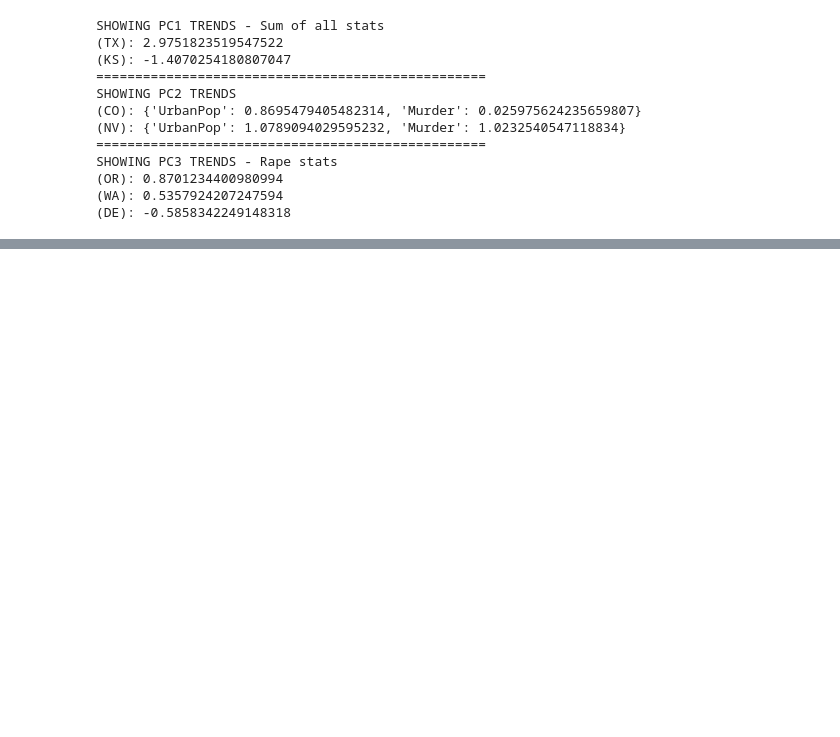
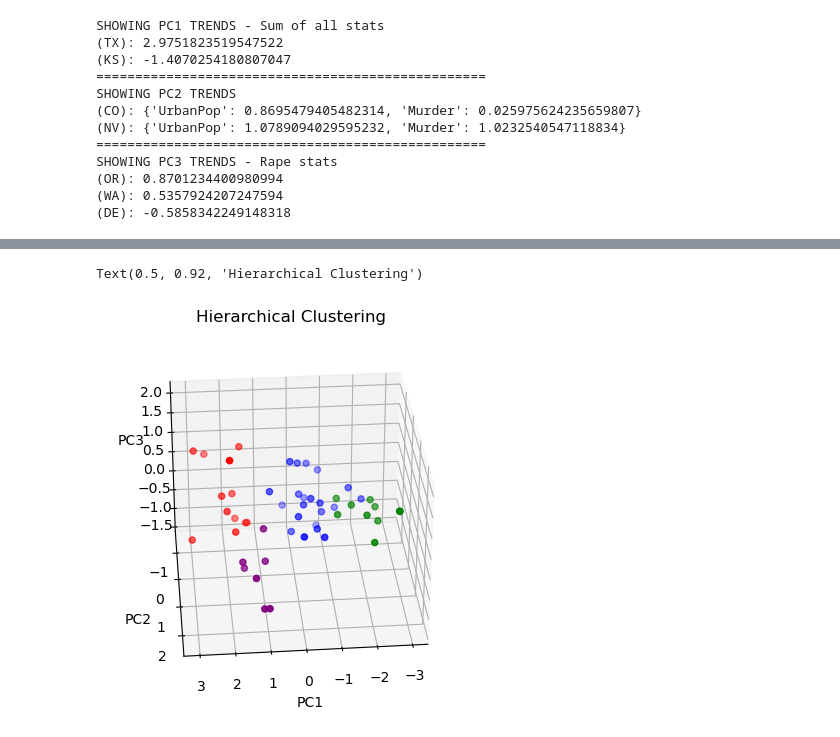
Before and after one commit to ConnerGrice/Hyperion-Capstone-Projects, a Jupyter notebook: 7-MLClustering/ClusteringArrests.ipynb, the cells around one changed output, grey strips where cells are left out. Saved outputs shown, nothing was run; the diff lists cells and outputs as text; code cells hidden in the pictures; blank space fills up the shorter version.

```diff
--- a/7-MLClustering/ClusteringArrests.ipynb
+++ b/7-MLClustering/ClusteringArrests.ipynb
@@ -551,0 +642,16 @@ Knowing this as looking at the 3D scatter plot, I can say that the main separati
+# %%
+
+#Generates 3D plot
+fig = plt.figure()
+ax = fig.add_subplot(projection="3d")
+
+#plots the scatter using the clustering results for colouring points
+ax.scatter(x,y,z,c=cluster_labels,cmap=matplotlib.colors.ListedColormap(["red","blue","green","purple"]))
+ax.set_xlabel("PC1")
+ax.set_ylabel("PC2")
+ax.set_zlabel("PC3")
+ax.view_init(30,85)
+ax.set_title("Hierarchical Clustering")
+# %% [output]
+Text(0.5, 0.92, 'Hierarchical Clustering')
+[figure, added]
```
Also changed, not shown: parts of 10 cells of this notebook, 1 other file.
